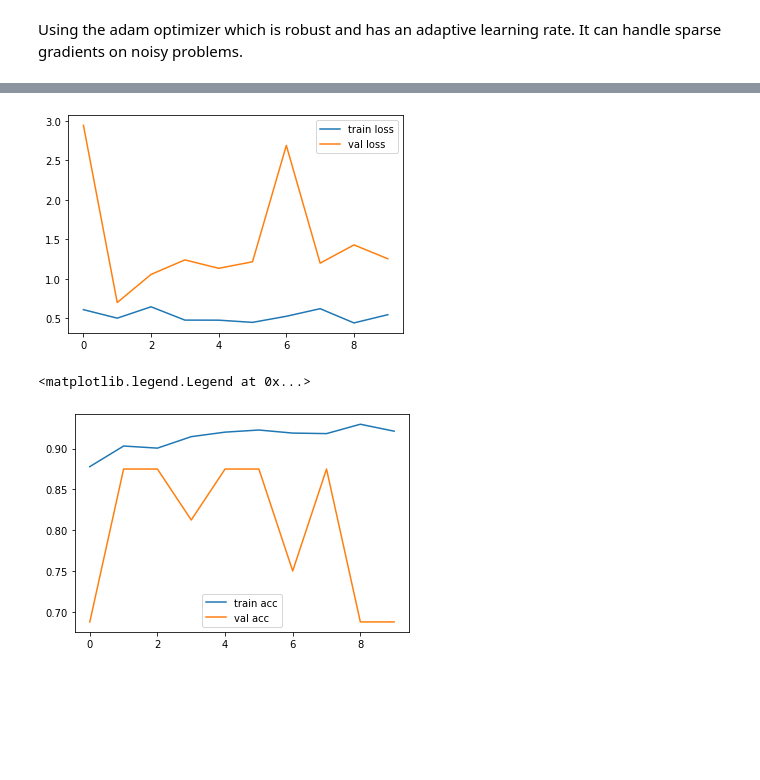
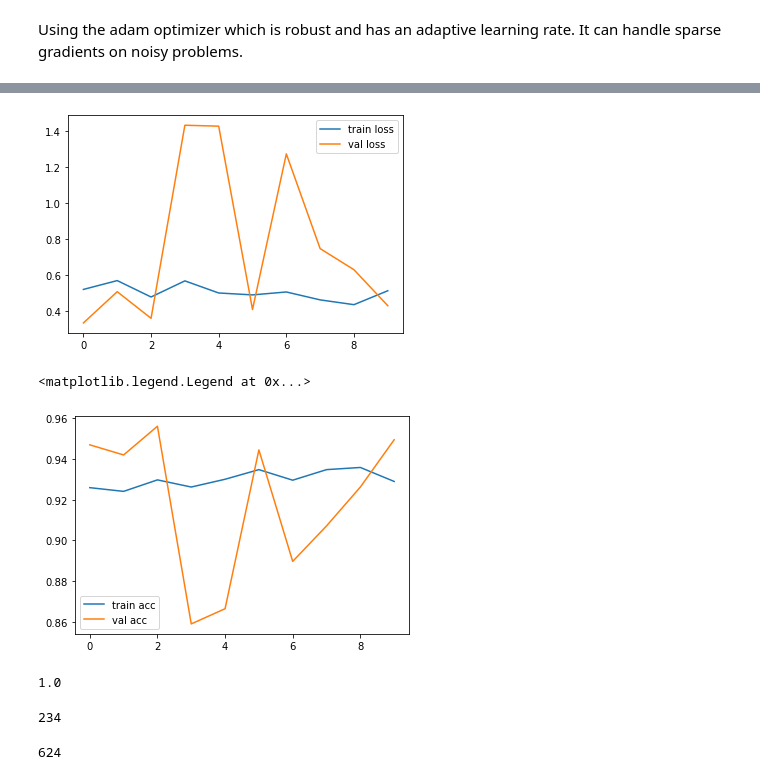
Before and after one commit to ChangeCourse1997/Covid_Detection, a Jupyter notebook: Main part 2.ipynb, the cells around one changed output, grey strips where cells are left out. Saved outputs shown, nothing was run; the diff lists cells and outputs as text; code cells hidden in the pictures; blank space fills up the shorter version.

```diff
--- a/Main part 2.ipynb
+++ b/Main part 2.ipynb
@@ -155,22 +179,24 @@ KeyboardInterrupt:
 # %%
-plt.plot(r.history['loss'], label='train loss')
-plt.plot(r.history['val_loss'], label='val loss')
+plt.plot(c.history['loss'], label='train loss')
+plt.plot(c.history['val_loss'], label='val loss')
 plt.legend()
 plt.show()
 
-plt.plot(r.history['accuracy'], label='train acc')
-plt.plot(r.history['val_accuracy'], label='val acc')
+plt.plot(c.history['accuracy'], label='train acc')
+plt.plot(c.history['val_accuracy'], label='val acc')
 plt.legend()
 # %% [output]
-[figure, old version]
+[figure, new version]
 <matplotlib.legend.Legend at 0x...>
-[figure, old version]
+[figure, new version]
 # %%
-img_path = "./samples/dog_1100x628.jpg"
-img = image.load_img(img_path, target_size=(224, 224))
+
+img_path = "chest_xray/test/NORMAL/IM-0001-0001.jpeg"
+img = image.load_img(img_path, target_size=(64, 64))
 img_array = image.img_to_array(img)
 img_batch = np.expand_dims(img_array, axis=0)
-
 img_preprocessed = preprocess_input(img_batch)
 prediction = model.predict(img_preprocessed)
-print(decode_predictions(prediction, top=3)[0])
+prediction[0][0]
+# %% [output]
+1.0
@@ -176,0 +212,29 @@ print(decode_predictions(prediction, top=3)[0])
+# %%
+lst_pred = []
+for i in test_norm:
+    img = image.load_img('chest_xray/test/NORMAL/'+str(i), target_size=(64, 64))
+    img_array = image.img_to_array(img)
+    img_batch = np.expand_dims(img_array, axis=0)
+    img_preprocessed = preprocess_input(img_batch)
+    prediction = model.predict(img_preprocessed)
+    if prediction[0][0]>=0.5:
+        lst_pred.append(0)
+    else:
+        lst_pred.append(1)
+len(lst_pred)
+# %% [output]
+234
+# %%
+for i in test_pneumonia:
+    img = image.load_img('chest_xray/test/PNEUMONIA/'+str(i), target_size=(64, 64))
+    img_array = image.img_to_array(img)
+    img_batch = np.expand_dims(img_array, axis=0)
+    img_preprocessed = preprocess_input(img_batch)
+    prediction = model.predict(img_preprocessed)
+    if prediction[0][0]>=0.5:
+        lst_pred.append(0)
+    else:
+        lst_pred.append(1)
+len(lst_pred)
+# %% [output]
+624
```
Also changed, not shown: parts of 8 cells of this notebook, 1 other file.
